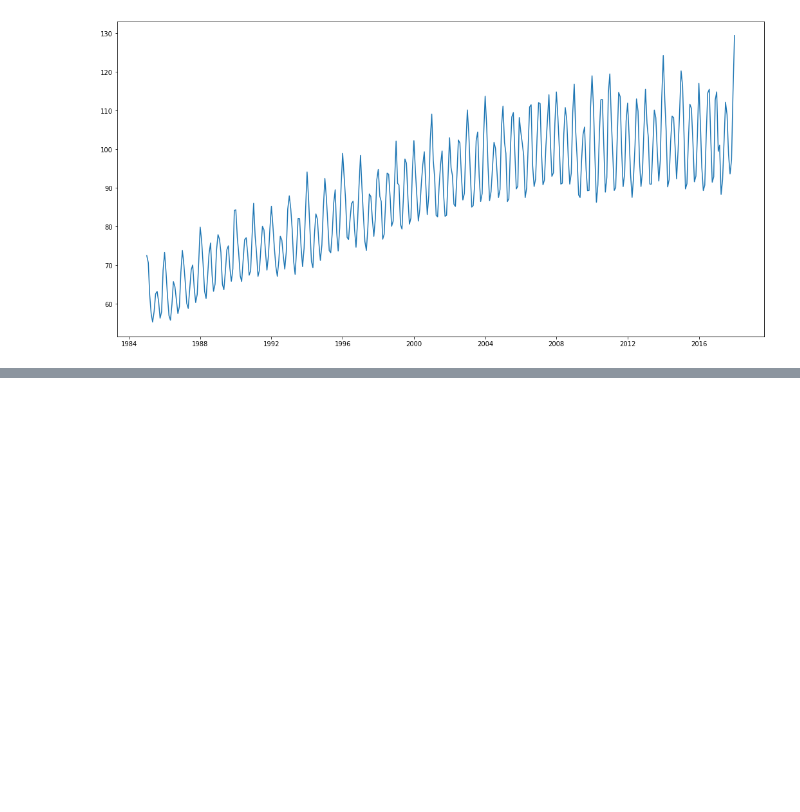
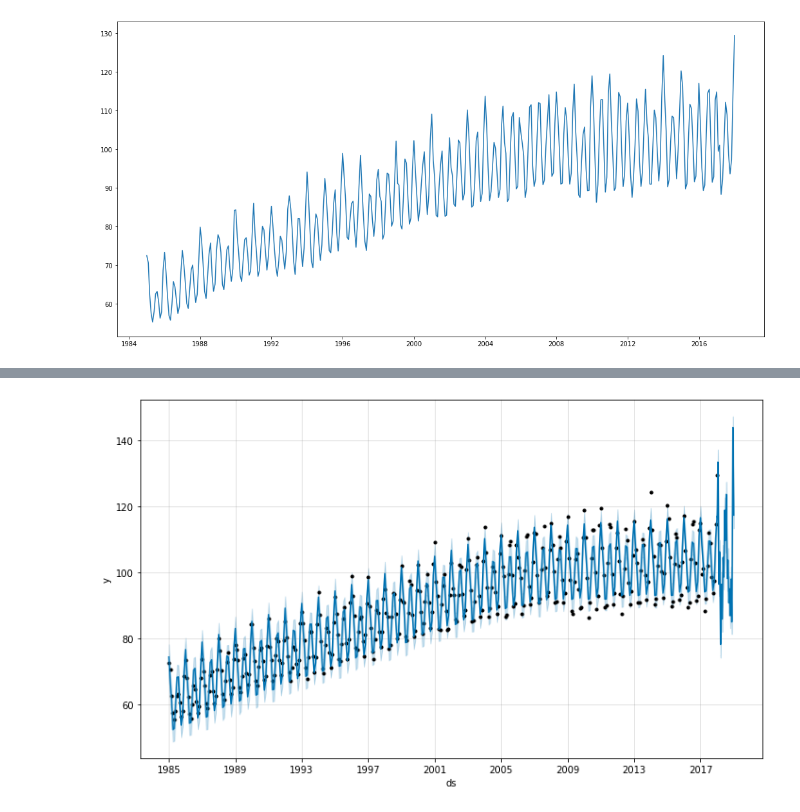
Before and after one commit to HssngH/ToBigs18, a Jupyter notebook: 시계열분석_과제.ipynb, the cells around one changed output, grey strips where cells are left out. Drawn from its saved outputs; the diff is of its cells as text; code cells hidden in the pictures; blank space fills up the shorter version.

```diff
--- a/시계열분석_과제.ipynb
+++ b/시계열분석_과제.ipynb
@@ -67,4 +66,2 @@ df.head()
-# %%
-df.index.freq = 'MS'
 # %%
 plt.figure(figsize=(18,9))
@@ -95,0 +93,11 @@ ValueError: ignored
+# %%
+# periods = 365 -> 향후 365일을 예측
+future = m.make_future_dataframe(periods=365)
+forecast = m.predict(future)
+# %%
+fig1 = m.plot(forecast)
+# 파란색 선이 모델이 예측한 값
+# 검정 점이 실제 값
+# 파라미터 설정 전, 실제값 따라가고 있음
+# %% [output]
+[figure, added]
```
Also changed, not shown: parts of 11 cells of this notebook.
